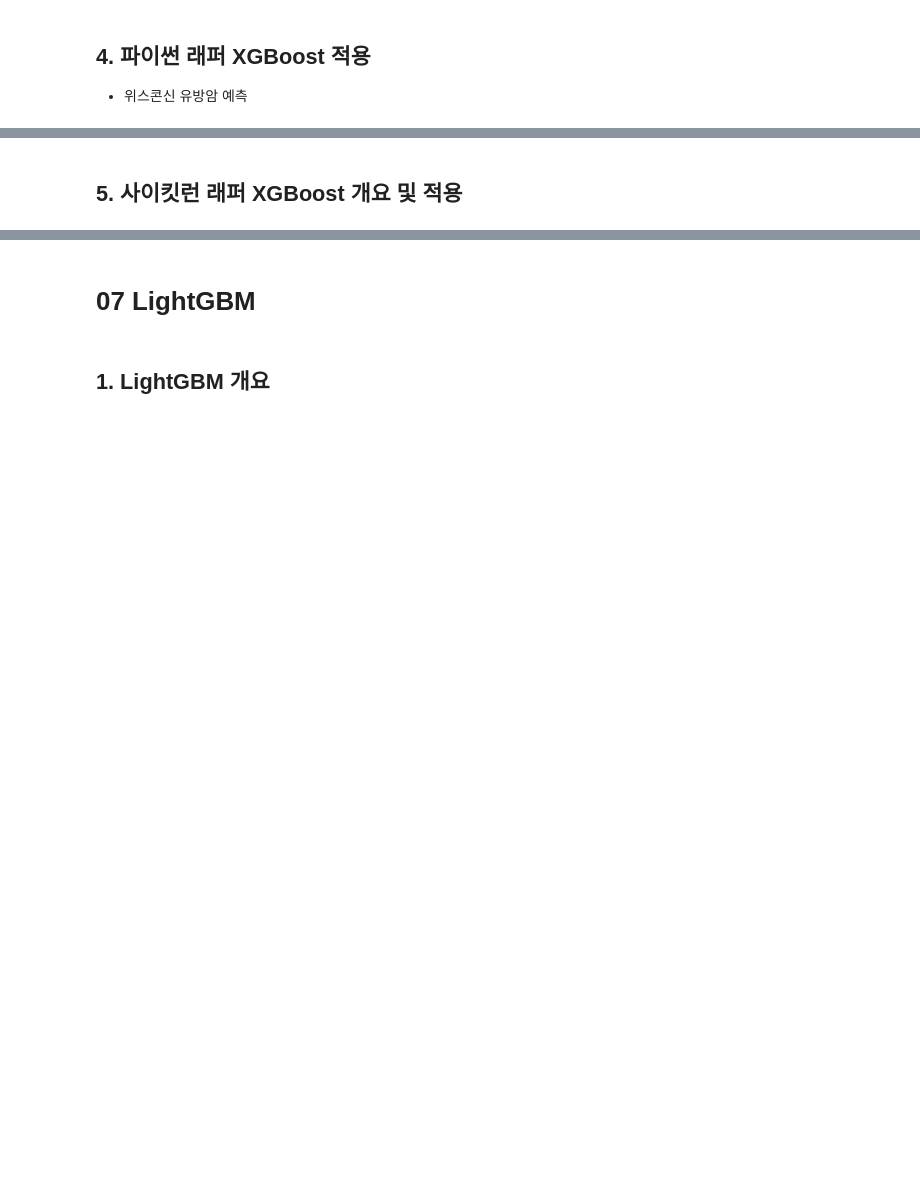
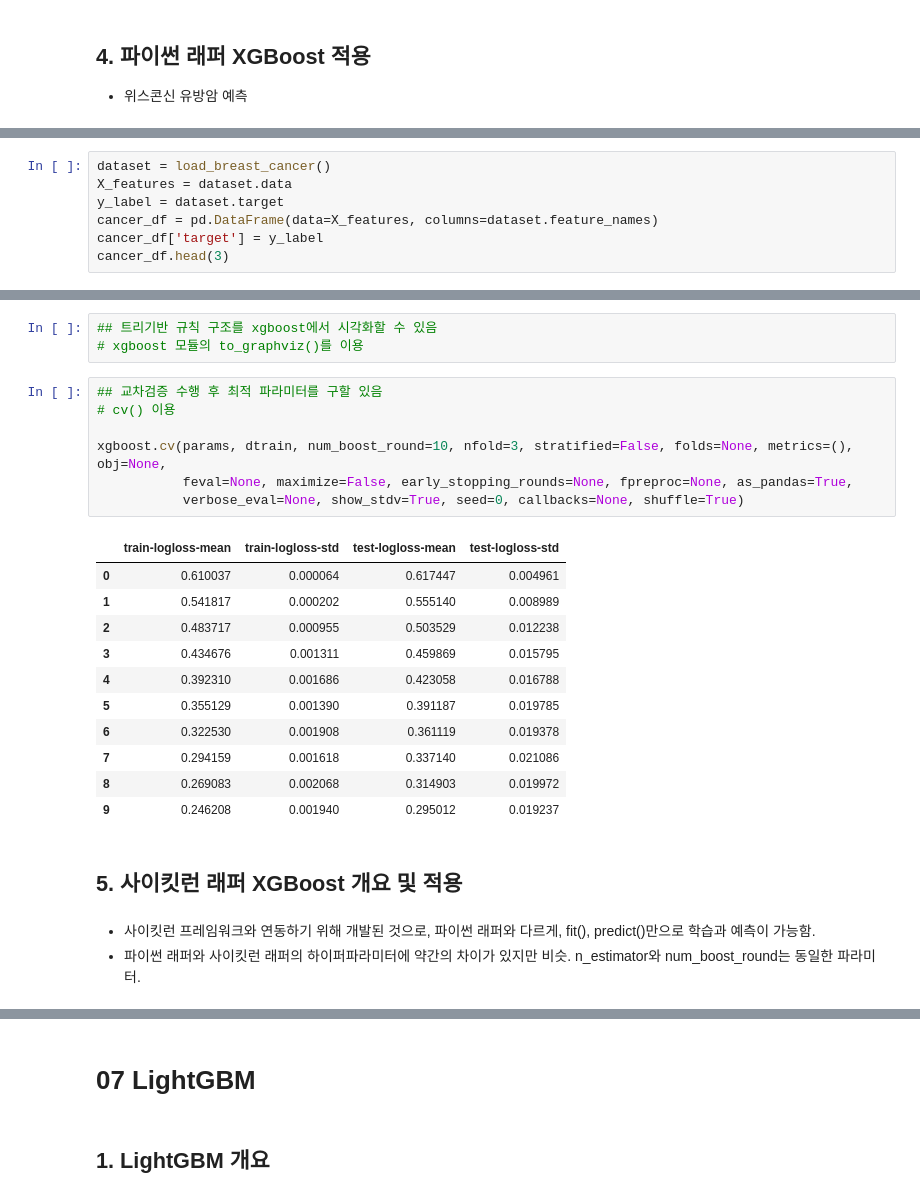
Before and after one commit to lim-jr/ESAA-Submits, a Jupyter notebook: 1114월과제_머신러닝_완벽가이드(227~251,_278~289).ipynb, the cells around one changed output, grey strips where cells are left out. Saved outputs shown, nothing was run; the diff lists cells and outputs as text; blank space fills up the shorter version.

```diff
--- a/1114월과제_머신러닝_완벽가이드(227~251,_278~289).ipynb
+++ b/1114월과제_머신러닝_완벽가이드(227~251,_278~289).ipynb
@@ -49,0 +76,7 @@ from xgboost import XGBClassifier
+# %%
+dataset = load_breast_cancer()
+X_features = dataset.data
+y_label = dataset.target
+cancer_df = pd.DataFrame(data=X_features, columns=dataset.feature_names)
+cancer_df['target'] = y_label
+cancer_df.head(3)
@@ -50,2 +227,28 @@ from xgboost import XGBClassifier
+# %%
+## 트리기반 규칙 구조를 xgboost에서 시각화할 수 있음
+# xgboost 모듈의 to_graphviz()를 이용
+# %%
+## 교차검증 수행 후 최적 파라미터를 구할 있음
+# cv() 이용
+
+xgboost.cv(params, dtrain, num_boost_round=10, nfold=3, stratified=False, folds=None, metrics=(), obj=None,
+           feval=None, maximize=False, early_stopping_rounds=None, fpreproc=None, as_pandas=True,
+           verbose_eval=None, show_stdv=True, seed=0, callbacks=None, shuffle=True)
+# %% [output]
+|  | train-logloss-mean | train-logloss-std | test-logloss-mean | test-logloss-std |
+| 0 | 0.610037 | 0.000064 | 0.617447 | 0.004961 |
+| 1 | 0.541817 | 0.000202 | 0.555140 | 0.008989 |
+| 2 | 0.483717 | 0.000955 | 0.503529 | 0.012238 |
+| 3 | 0.434676 | 0.001311 | 0.459869 | 0.015795 |
+| 4 | 0.392310 | 0.001686 | 0.423058 | 0.016788 |
+| 5 | 0.355129 | 0.001390 | 0.391187 | 0.019785 |
+| 6 | 0.322530 | 0.001908 | 0.361119 | 0.019378 |
+| 7 | 0.294159 | 0.001618 | 0.337140 | 0.021086 |
+| 8 | 0.269083 | 0.002068 | 0.314903 | 0.019972 |
+| 9 | 0.246208 | 0.001940 | 0.295012 | 0.019237 |
 # %% [markdown]
 ## 5. 사이킷런 래퍼 XGBoost 개요 및 적용
+# %% [markdown]
+* 사이킷런 프레임워크와 연동하기 위해 개발된 것으로, 파이썬 래퍼와 다르게, fit(), predict()만으로 학습과 예측이 가능함.
+* 파이썬 래퍼와 사이킷런 래퍼의 하이퍼파라미터에 약간의 차이가 있지만 비슷.
+  n_estimator와 num_boost_round는 동일한 파라미터.
```
Also changed, not shown: parts of 39 cells of this notebook.
